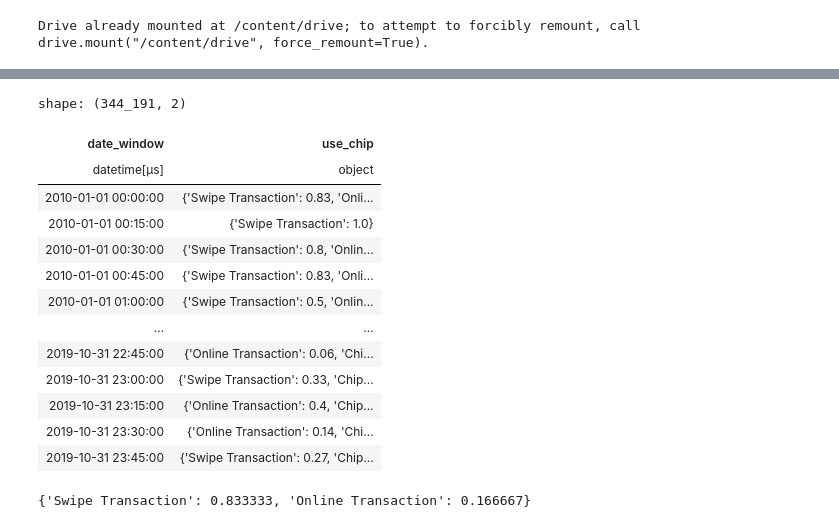
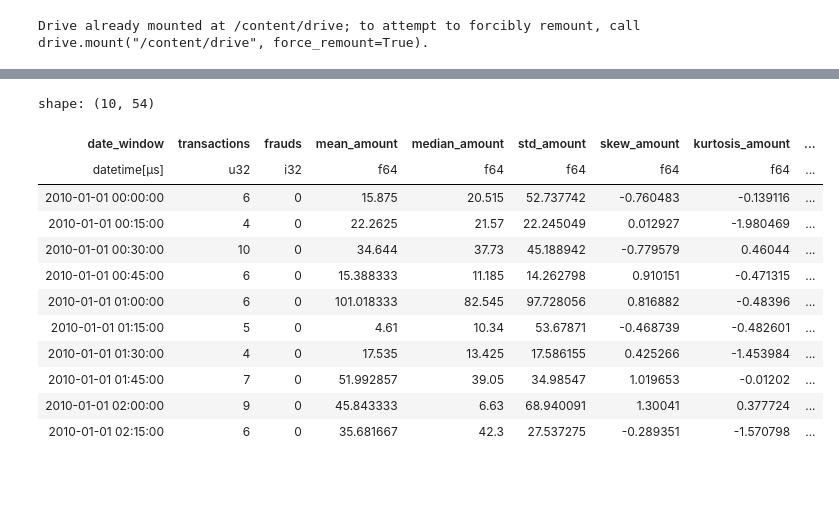
Before and after one commit to Angelicogfa/tcc_mba_datascience_analytics_usp_esalq, a Jupyter notebook: 03-modelagem_dados.ipynb, the cells around one changed output, grey strips where cells are left out. Drawn from its saved outputs; the diff is of its cells as text; code cells hidden in the pictures; blank space fills up the shorter version.

```diff
--- a/03-modelagem_dados.ipynb
+++ b/03-modelagem_dados.ipynb
@@ -60,3 +67,34 @@ aggregate.append(pl.col('target').sum().alias('frauds'))
+# %%
+def list_structs_to_dict(list_of_structs, column_name):
+  if list_of_structs is None:
+      return None
+
+  items = {}
+  for item in list_of_structs:
+    key = item[column_name]
+    value = round(item['proportion'], 2)
+    items[key] = value
+
+  return items
+
+def convert_categorical_to_percent(df: pl.DataFrame, column_name: str, group_by_column) -> pl.DataFrame:
+  list_structs_to_dict_column = lambda items: list_structs_to_dict(items, column_name)
+
+  df_group = df.group_by(group_by_column).agg(pl.col(column_name).value_counts(normalize=True)).sort(group_by_column)
+
+  df_fields = df_group.with_columns(
+    pl.col(column_name).map_elements(
+        list_structs_to_dict_column,
+        return_dtype=pl.Object
+  ).alias(column_name))
+
+  fields = df_fields[column_name].to_list()
+  data = pd.DataFrame(fields).fillna(0.0)
+  data.columns = [f'{column_name}_{col.lower().replace(" ", "_")}' for col in data.columns]
+  # data[group_by_column] = df_fields[group_by_column].to_list()
+  data = pl.from_pandas(data)
+  data = data.with_columns(df_fields[group_by_column].alias(group_by_column))
+  return data
 # %%
 df_model = df.group_by('date_window').agg(
     *aggregate
@@ -115,21 +111,0 @@ shape: (5, 2)
-# %%
- df_use_chip.with_columns(
-  pl.col('use_chip').map_elements(
-      list_structs_to_dict,
-      return_dtype=pl.Object
-).alias('use_chip'))
-# %% [output]
-shape: (344_191, 2)
-| date_window | use_chip |
-| datetime[μs] | object |
-| 2010-01-01 00:00:00 | {'Swipe Transaction': 0.83, 'Onli... |
-| 2010-01-01 00:15:00 | {'Swipe Transaction': 1.0} |
-| 2010-01-01 00:30:00 | {'Swipe Transaction': 0.8, 'Onlin... |
-| 2010-01-01 00:45:00 | {'Swipe Transaction': 0.83, 'Onli... |
-| 2010-01-01 01:00:00 | {'Swipe Transaction': 0.5, 'Onlin... |
-| … | … |
-| 2019-10-31 22:45:00 | {'Online Transaction': 0.06, 'Chi... |
-| 2019-10-31 23:00:00 | {'Swipe Transaction': 0.33, 'Chip... |
-| 2019-10-31 23:15:00 | {'Online Transaction': 0.4, 'Chip... |
-| 2019-10-31 23:30:00 | {'Online Transaction': 0.14, 'Chi... |
-| 2019-10-31 23:45:00 | {'Swipe Transaction': 0.27, 'Chip... |
@@ -138,4 +112,19 @@ items = [{"Swipe Transaction",0.833333}, {"Online Transaction",0.166667}]
-# %%
-list_structs_to_dict(items)
-# %% [output]
-{'Swipe Transaction': 0.833333, 'Online Transaction': 0.166667}
+# %%
+for column in ['use_chip', 'gender', 'card_brand', 'card_type', 'has_chip', 'online_sales']:
+  df_field = convert_categorical_to_percent(df, column, 'date_window')
+  df_model = df_model.join(df_field, on='date_window', how='left')
+df_model.head(10)
+# %% [output]
+shape: (10, 54)
+| date_window | transactions | frauds | mean_amount | median_amount | std_amount | skew_amount | kurtosis_amount | ... |
+| datetime[μs] | u32 | i32 | f64 | f64 | f64 | f64 | f64 | ... |
+| 2010-01-01 00:00:00 | 6 | 0 | 15.875 | 20.515 | 52.737742 | -0.760483 | -0.139116 | ... |
+| 2010-01-01 00:15:00 | 4 | 0 | 22.2625 | 21.57 | 22.245049 | 0.012927 | -1.980469 | ... |
+| 2010-01-01 00:30:00 | 10 | 0 | 34.644 | 37.73 | 45.188942 | -0.779579 | 0.46044 | ... |
+| 2010-01-01 00:45:00 | 6 | 0 | 15.388333 | 11.185 | 14.262798 | 0.910151 | -0.471315 | ... |
+| 2010-01-01 01:00:00 | 6 | 0 | 101.018333 | 82.545 | 97.728056 | 0.816882 | -0.48396 | ... |
+| 2010-01-01 01:15:00 | 5 | 0 | 4.61 | 10.34 | 53.67871 | -0.468739 | -0.482601 | ... |
+| 2010-01-01 01:30:00 | 4 | 0 | 17.535 | 13.425 | 17.586155 | 0.425266 | -1.453984 | ... |
+| 2010-01-01 01:45:00 | 7 | 0 | 51.992857 | 39.05 | 34.98547 | 1.019653 | -0.01202 | ... |
+| 2010-01-01 02:00:00 | 9 | 0 | 45.843333 | 6.63 | 68.940091 | 1.30041 | 0.377724 | ... |
+| 2010-01-01 02:15:00 | 6 | 0 | 35.681667 | 42.3 | 27.537275 | -0.289351 | -1.570798 | ... |
```
Also changed, not shown: parts of 10 cells of this notebook.
